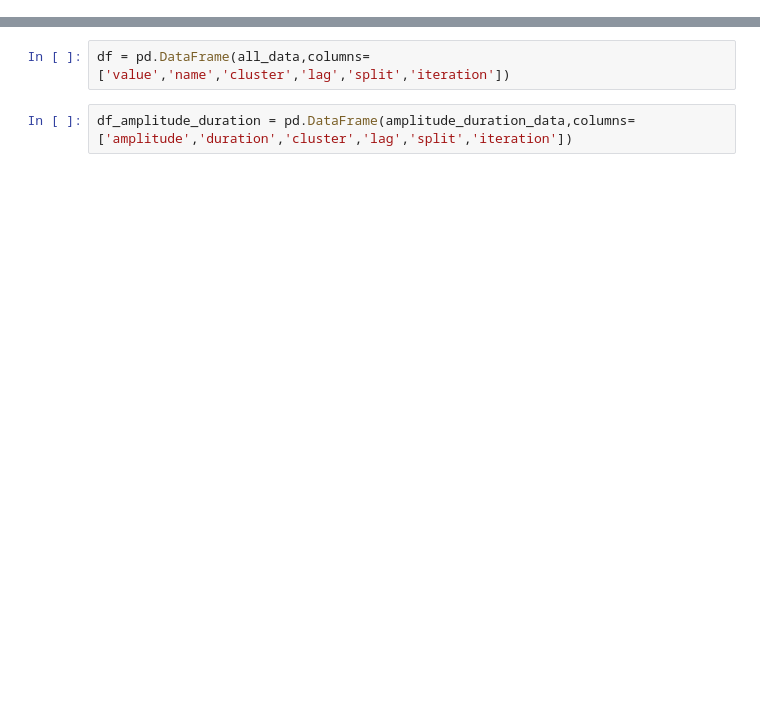
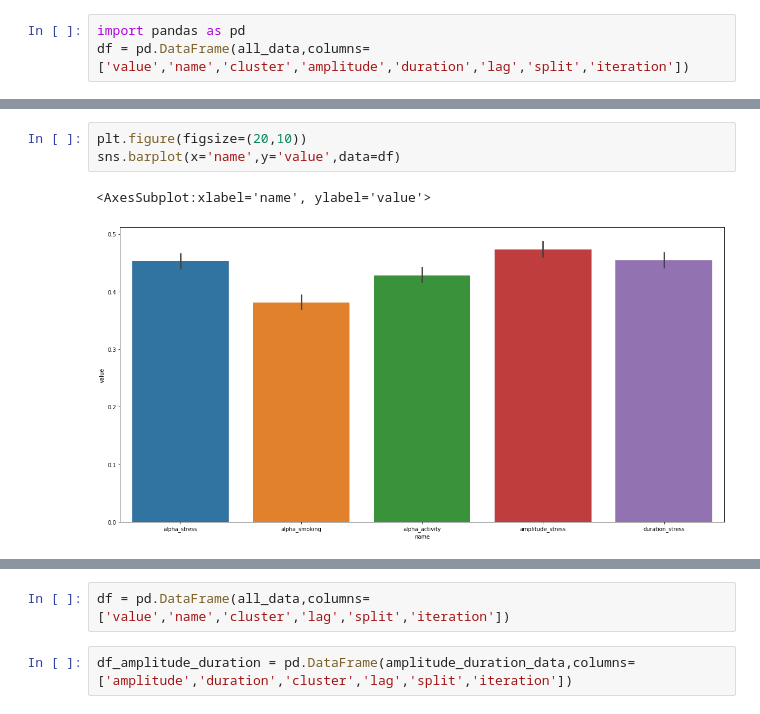
Before and after one commit to aungkonazim/mrisk, a Jupyter notebook: v2_train_lstm_with_event_encoded.ipynb, the cells around one changed output, grey strips where cells are left out. Drawn from its saved outputs; the diff is of its cells as text; blank space fills up the shorter version.

```diff
--- a/v2_train_lstm_with_event_encoded.ipynb
+++ b/v2_train_lstm_with_event_encoded.ipynb
@@ -421,0 +438,3 @@ Epoch 00082: early stopping
+# %%
+import pandas as pd
+df = pd.DataFrame(all_data,columns=['value','name','cluster','amplitude','duration','lag','split','iteration'])
@@ -421,0 +451,6 @@ Epoch 00082: early stopping
+# %%
+plt.figure(figsize=(20,10))
+sns.barplot(x='name',y='value',data=df)
+# %% [output]
+<AxesSubplot:xlabel='name', ylabel='value'>
+[figure, added]
```
Also changed, not shown: parts of 11 cells of this notebook, 3 other files.
